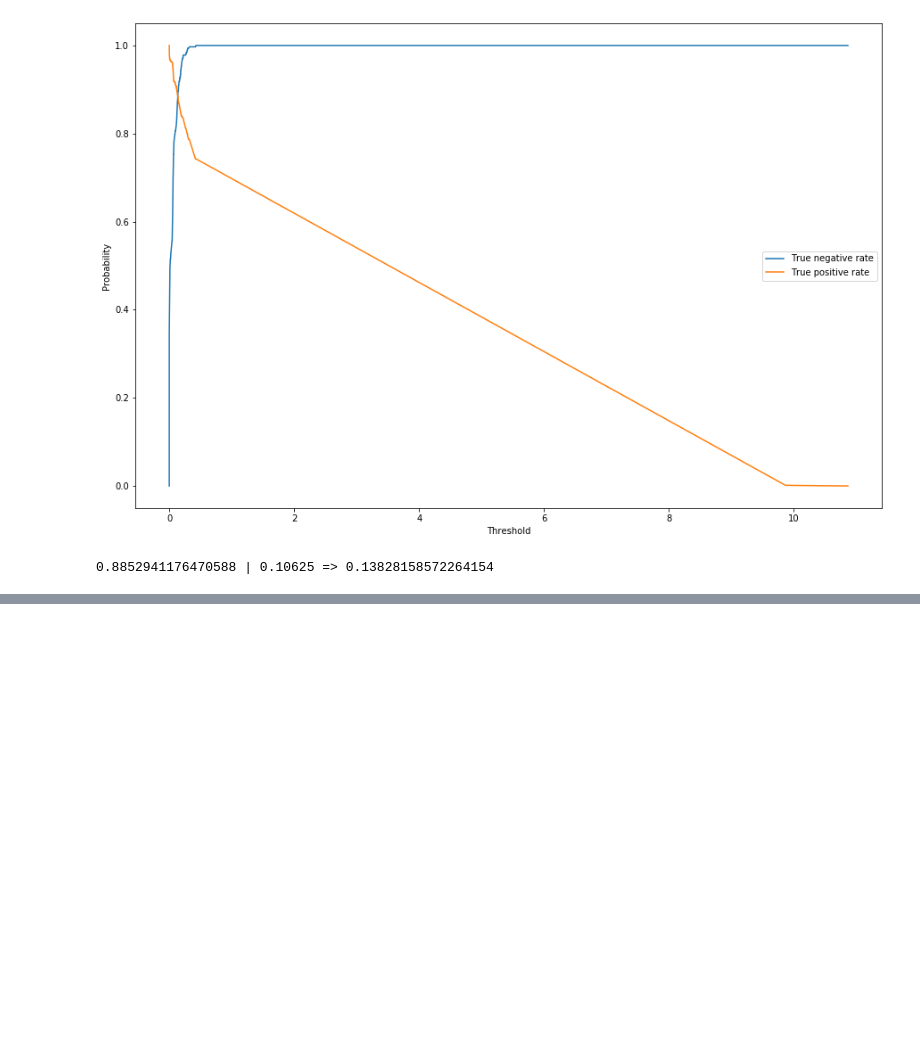
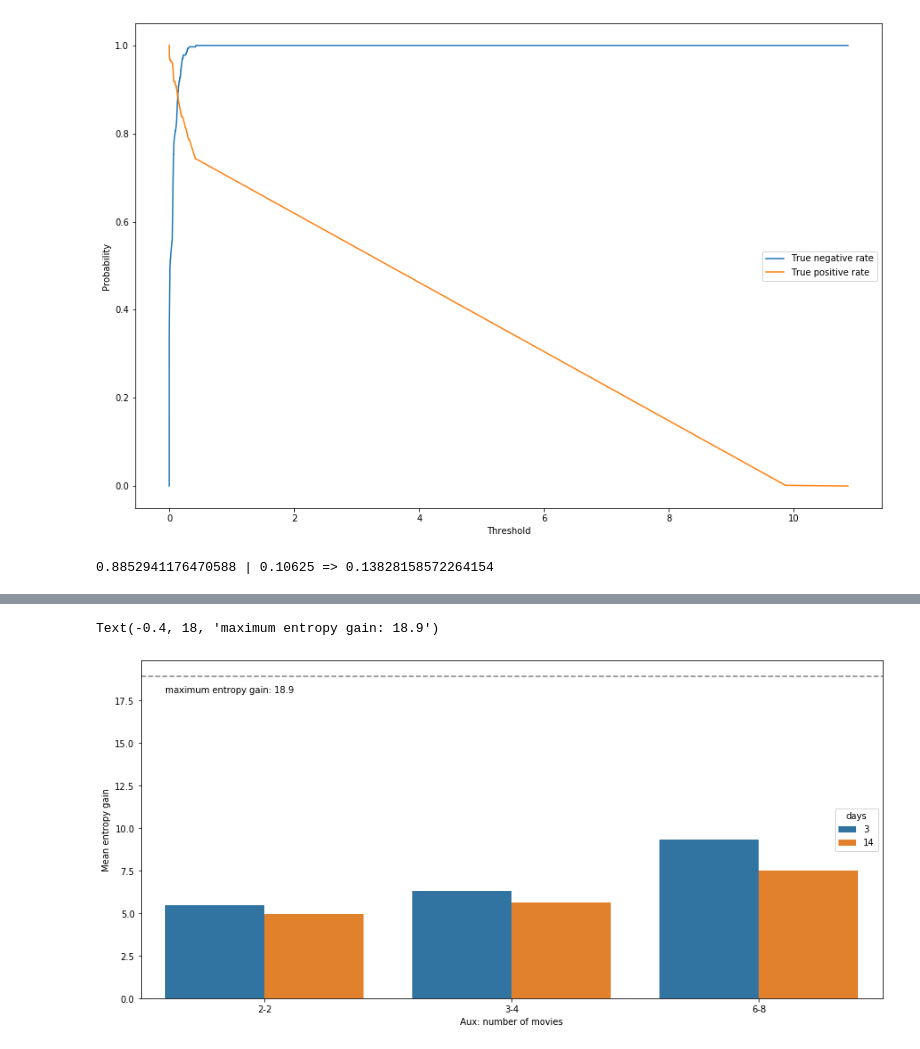
Before and after one commit to VincentHenric/IASD_privacy, a Jupyter notebook: result_analysis.ipynb, the cells around one changed output, grey strips where cells are left out. Drawn from its saved outputs; the diff is of its cells as text; code cells hidden in the pictures; blank space fills up the shorter version.

```diff
--- a/result_analysis.ipynb
+++ b/result_analysis.ipynb
@@ -127,3 +126,12 @@ for tpr_, fpr_, thresh in reversed(list(zip(tpr, fpr, thresholds))):
         break
 # %% [output]
 0.8852941176470588 | 0.10625 => 0.13828158572264154
+# %%
+entropic_experiments_map = {'entropic-2-2-14.pkl': [2,2,14],
+                            'entropic-2-2-3.pkl': [2,2,3],
+                            'entropic-3-4-14.pkl': [3,4,14],
+                            'entropic-3-4-3.pkl': [3,4,3],
+                            'entropic-6-8-14.pkl': [6,8,14],
+                            'entropic-6-8-3.pkl': [6,8,3],}
+
+experiments = load_files(entropic_experiments_map)
@@ -129,0 +145,12 @@ for tpr_, fpr_, thresh in reversed(list(zip(tpr, fpr, thresholds))):
+# %%
+a_priori_entropy = 18.9 # log2(N_CUSTOMERS)
+
+statistics = {'nb_movies':[], 'days':[], 'entropy gain':[]}
+for filename, results in experiments.items():
+    print('experiment {}'.format(exp_name(entropic_experiments_map[filename])))
+    entropy = sum([(r['entropy']) for r in results])/len(results)
+    print(a_priori_entropy - entropy)
+    l = entropic_experiments_map[filename]
+    statistics['nb_movies'].append('{}-{}'.format(l[0],l[1]))
+    statistics['days'].append(l[2])
+    statistics['entropy gain'].append(a_priori_entropy - entropy)
@@ -129,0 +176,10 @@ for tpr_, fpr_, thresh in reversed(list(zip(tpr, fpr, thresholds))):
+# %%
+df = pd.DataFrame(statistics)#.set_index(['nb_movies', 'days']).unstack()
+plt.figure(figsize=(15,7))
+ax = sns.barplot(x='nb_movies', y='entropy gain', hue='days', data=df)
+ax.set(xlabel='Aux: number of movies', ylabel='Mean entropy gain')
+ax.axhline(18.9, linestyle="--", color="grey")
+ax.text(-0.4,18,"maximum entropy gain: 18.9")
+# %% [output]
+Text(-0.4, 18, 'maximum entropy gain: 18.9')
+[figure, added]
```
Also changed, not shown: parts of 6 cells of this notebook, 13 other files.
